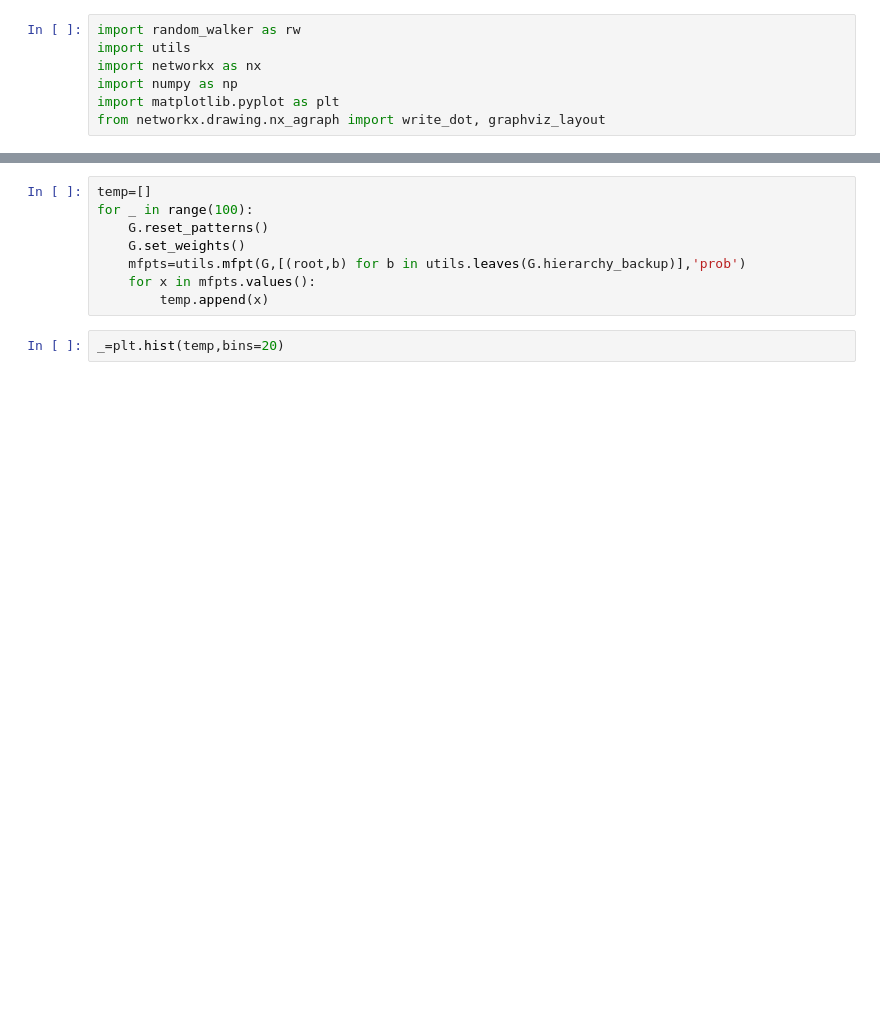
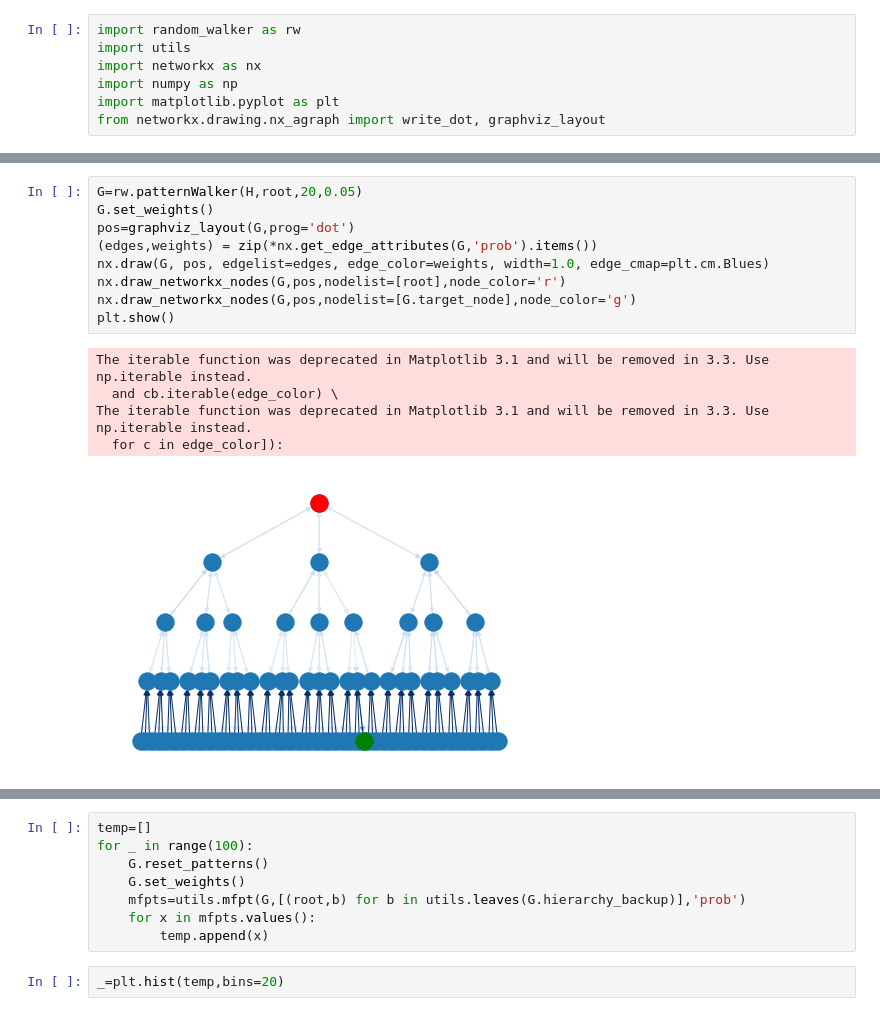
Before and after one commit to YPFoerster/pattern_walker, a Jupyter notebook: demonstrator.ipynb, the cells around one changed output, grey strips where cells are left out. Saved outputs shown, nothing was run; the diff lists cells and outputs as text; blank space fills up the shorter version.

```diff
--- a/demonstrator.ipynb
+++ b/demonstrator.ipynb
@@ -19 +38,16 @@ plt.show()
+# %%
+G=rw.patternWalker(H,root,20,0.05)
+G.set_weights()
+pos=graphviz_layout(G,prog='dot')
+(edges,weights) = zip(*nx.get_edge_attributes(G,'prob').items())
+nx.draw(G, pos, edgelist=edges, edge_color=weights, width=1.0, edge_cmap=plt.cm.Blues)
+nx.draw_networkx_nodes(G,pos,nodelist=[root],node_color='r')
+nx.draw_networkx_nodes(G,pos,nodelist=[G.target_node],node_color='g')
+plt.show()
+# %% [output]
+The iterable function was deprecated in Matplotlib 3.1 and will be removed in 3.3. Use np.iterable instead.
+  and cb.iterable(edge_color) \
+The iterable function was deprecated in Matplotlib 3.1 and will be removed in 3.3. Use np.iterable instead.
+  for c in edge_color]):
+[figure, added]
 # %%
```
Also changed, not shown: parts of 7 cells of this notebook, 2 other files.
